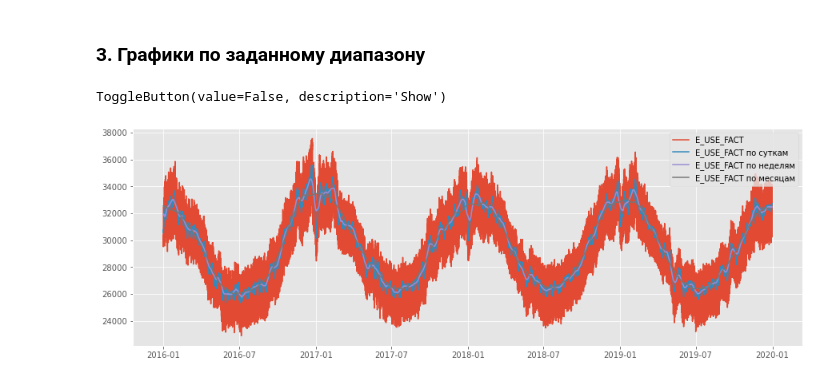
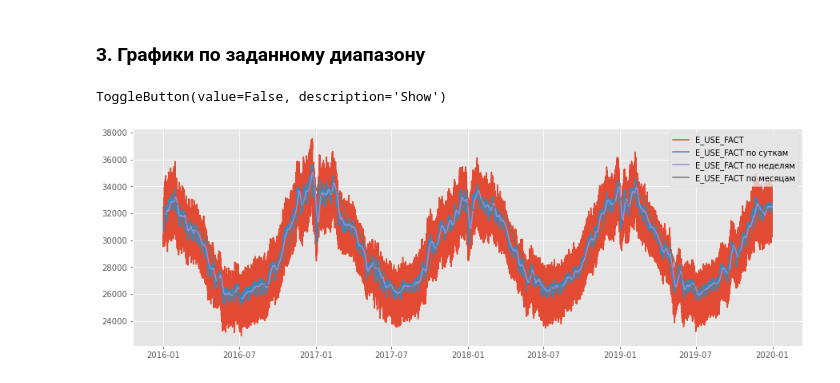
Before and after one commit to akhmetovcr/inn_btg_final, a Jupyter notebook: main.ipynb, the cells around one changed output. Saved outputs shown, nothing was run; the diff lists cells and outputs as text; code cells hidden in the pictures.

```diff
--- a/main.ipynb
+++ b/main.ipynb
@@ -188,34 +191,34 @@ tb = ToggleButton(
     )
 
 def on_show(state):
     global df
     global graphs, graph_checked
 
     global date_from, date_to
 
     # очищаем экран
     clear_output(wait=True)
     display(tb)
     # фильтруем данные
     filtered = df[filter_by_date(df, date_from, date_to)
 #                   & filter_by_zones(df)
 #                   & filter_by_sys(df)
                  ]
 
     # выводим на экран
 #     for sys_key in filtered['POWER_SYS_ID'].unique():
 #         sys_df = filtered[filtered['POWER_SYS_ID'] == sys_key]
     sys_df = filtered
 #     power_key = 'E_USE_FACT'
     for power_key in graphs:
 #         if graph_checked[power_key]:
         plt.plot(sys_df[power_key], label='{0}'.format(power_key))
-        plt.plot(sys_df.index, running_mean(sys_df[power_key].values, 24), label='{0} по суткам'.format(power_key))
-        plt.plot(sys_df.index, running_mean(sys_df[power_key].values, 24 * 7), label='{0} по неделям'.format(power_key))
-        plt.plot(sys_df.index, running_mean(sys_df[power_key].values, 24 * 7 * 4), label='{0} по месяцам'.format(power_key))
+        plt.plot(sys_df.index, sys_df[power_key].rolling(window=24).mean(), label='{0} по суткам'.format(power_key))
+        plt.plot(sys_df.index, sys_df[power_key].rolling(window=24 * 7).mean(), label='{0} по неделям'.format(power_key))
+        plt.plot(sys_df.index, sys_df[power_key].rolling(window=24 * 7 * 4).mean(), label='{0} по месяцам'.format(power_key))
     plt.legend()
 tb.observe(on_show, names='value')
 on_show({})
 # %% [output]
 ToggleButton(value=False, description='Show')
-[figure, old version]
+[figure, new version]
```
Also changed, not shown: parts of 12 cells of this notebook, 1 other file.
